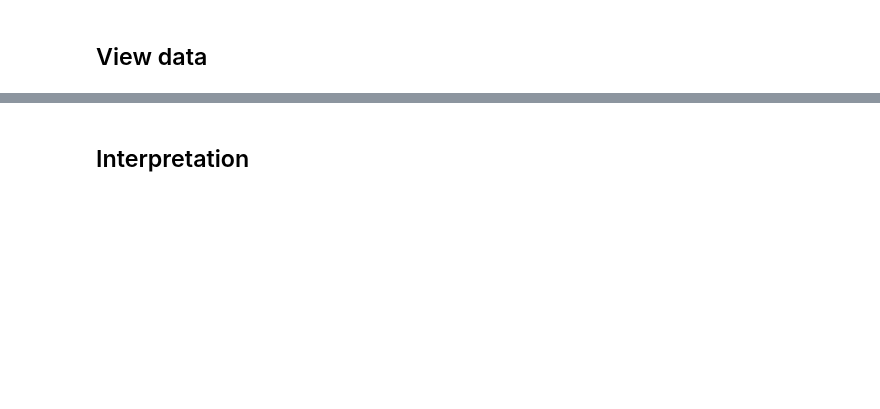
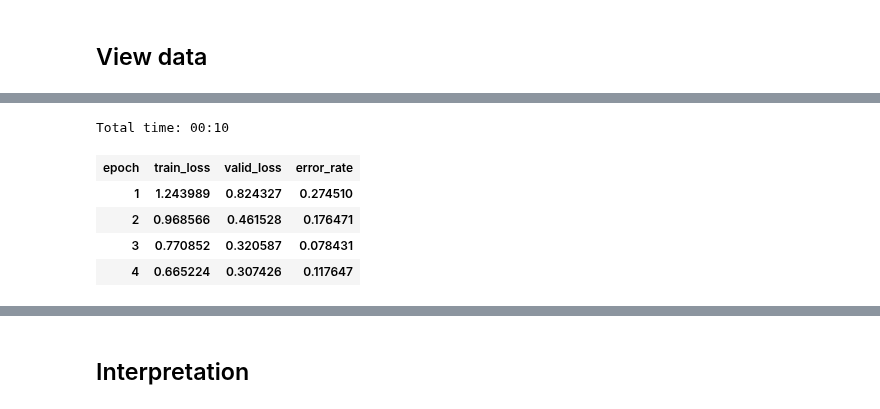
Before and after one commit to flyinacres/fastai-coursework, a Jupyter notebook: fastai-v3-lesson-2.ipynb, the cells around one changed output, grey strips where cells are left out. Saved outputs shown, nothing was run; the diff lists cells and outputs as text; code cells hidden in the pictures; blank space fills up the shorter version.

```diff
--- a/fastai-v3-lesson-2.ipynb
+++ b/fastai-v3-lesson-2.ipynb
@@ -113,3 +203,10 @@ Then we can remove any images that can't be opened:
 # %%
-#learn.fit_one_cycle(4)
+learn.fit_one_cycle(4)
+# %% [output]
+Total time: 00:10
+| epoch | train_loss | valid_loss | error_rate |
+| 1 | 1.243989 | 0.824327 | 0.274510 |
+| 2 | 0.968566 | 0.461528 | 0.176471 |
+| 3 | 0.770852 | 0.320587 | 0.078431 |
+| 4 | 0.665224 | 0.307426 | 0.117647 |
 # %%
```
Also changed, not shown: parts of 26 cells of this notebook.
